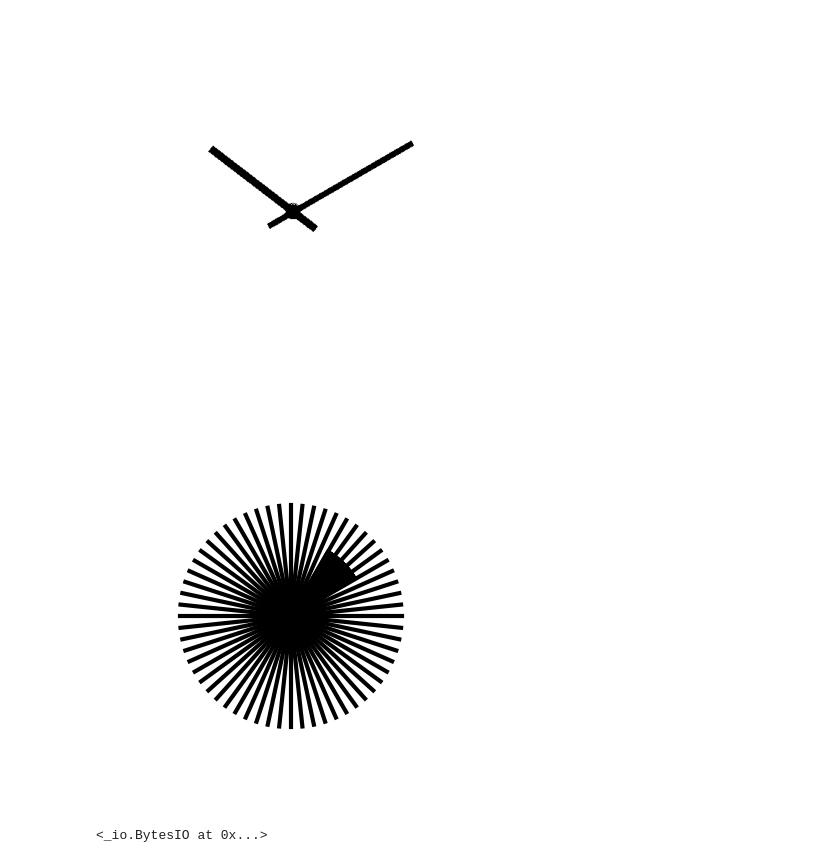
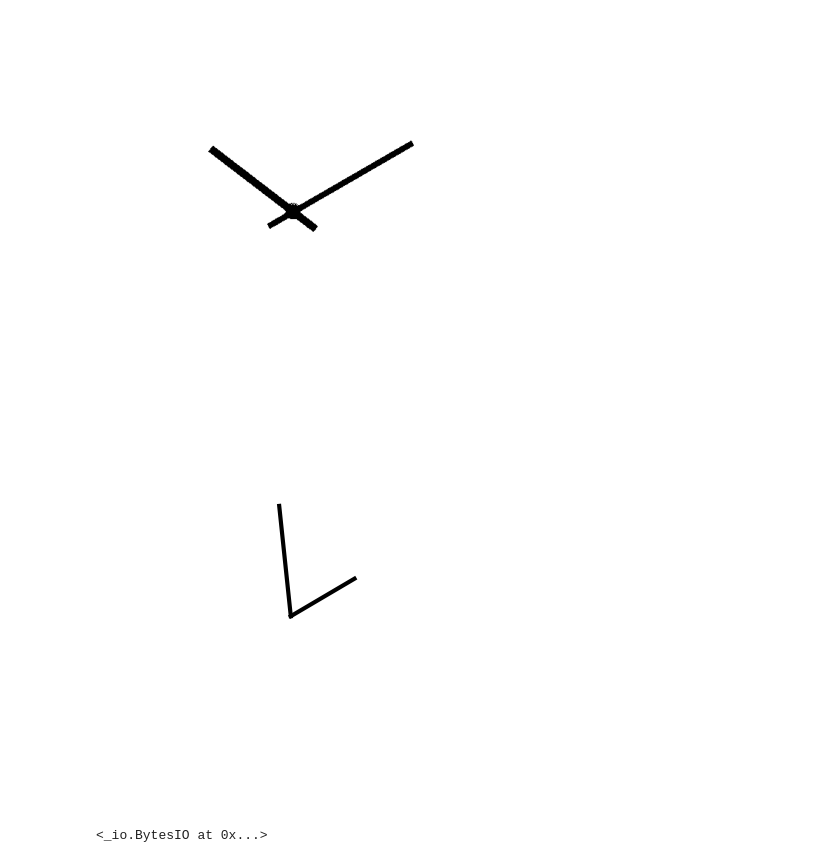
Before and after one commit to ThePuscher/-analogue_clock_reader, a Jupyter notebook: clock.ipynb, the cells around one changed output. Saved outputs shown, nothing was run; the diff lists cells and outputs as text; code cells hidden in the pictures.

```diff
--- a/clock.ipynb
+++ b/clock.ipynb
@@ -22,34 +22,36 @@ def generate_clock(h, m) -> BytesIO:
     Generates a clockface for a given hour and minute.
     """
     h_r = 0.4
     m_r = 0.6
 
     h_ang = (np.pi / 2 + (-h / 12) * 2 * np.pi - ((2 * np.pi) / 12) * (m/60))
     m_ang = (np.pi / 2 + (-m / 60) * 2 * np.pi)
 
     h_x = h_r * np.cos(h_ang)
     h_y = h_r * np.sin(h_ang)
 
     m_x = m_r * np.cos(m_ang)
     m_y = m_r * np.sin(m_ang)
 
+    plt.clf()
+
     plt.plot([0, h_x], [0, h_y], "black", linewidth=3)
     plt.plot([0, m_x], [0, m_y], "black", linewidth=3)
 
     plt.axis("square")
     plt.xlim(-1, 1)
     plt.ylim(-1, 1)
     plt.axis("off")
 
     buf = BytesIO()
     plt.savefig(buf, format="png", bbox_inches='tight', pad_inches=0)
     return buf
 
 # test some times on the clock
 for i in range(60):
     generate_clock(1, i)
 # %% [output]
-[figure, old version]
+[figure, new version]
 # %%
 generate_clock(10, 10)
 # %% [output]
```
Also changed, not shown: parts of 3 cells of this notebook.
